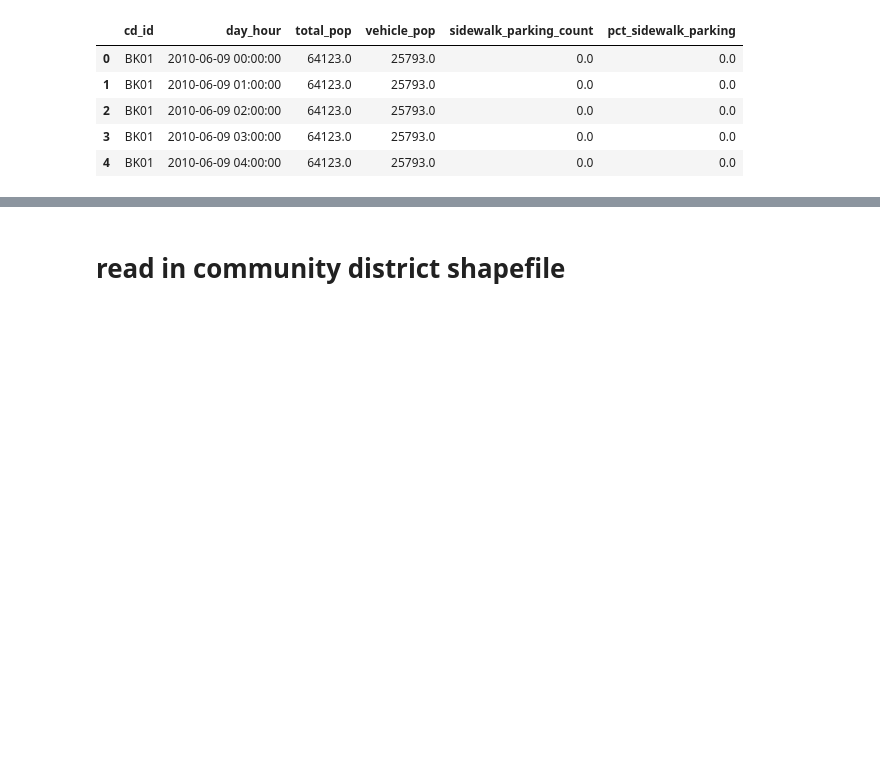
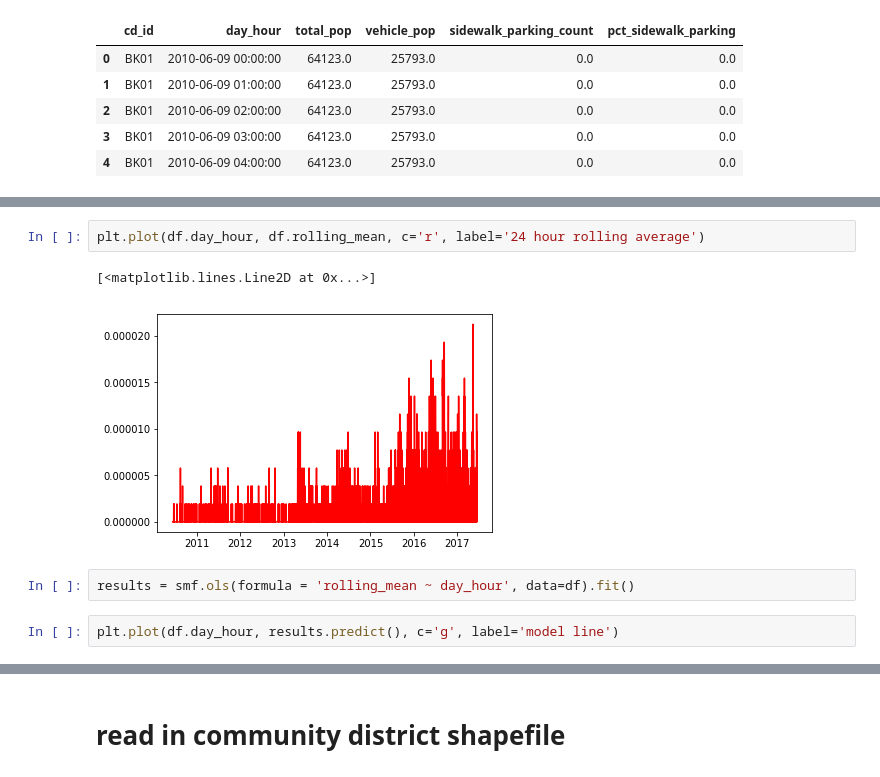
Before and after one commit to gperrin12/nypd_illegal_parking_tickets, a Jupyter notebook: NYPD_illegal_parking_062017.ipynb, the cells around one changed output, grey strips where cells are left out. Saved outputs shown, nothing was run; the diff lists cells and outputs as text; blank space fills up the shorter version.

```diff
--- a/NYPD_illegal_parking_062017.ipynb
+++ b/NYPD_illegal_parking_062017.ipynb
@@ -272,0 +290,9 @@ nypd_cd_acs_df.head()
+# %%
+plt.plot(df.day_hour, df.rolling_mean, c='r', label='24 hour rolling average')
+# %% [output]
+[<matplotlib.lines.Line2D at 0x...>]
+[figure, added]
+# %%
+results = smf.ols(formula = 'rolling_mean ~ day_hour', data=df).fit()
+# %%
+plt.plot(df.day_hour, results.predict(), c='g', label='model line')
```
Also changed, not shown: parts of 5 cells of this notebook.
